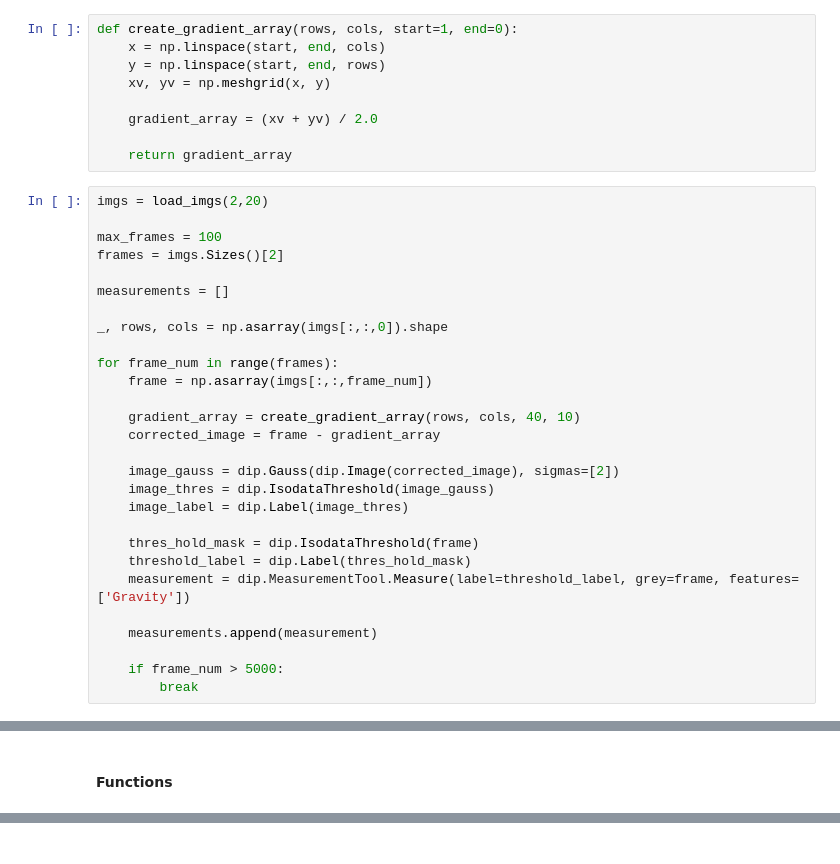
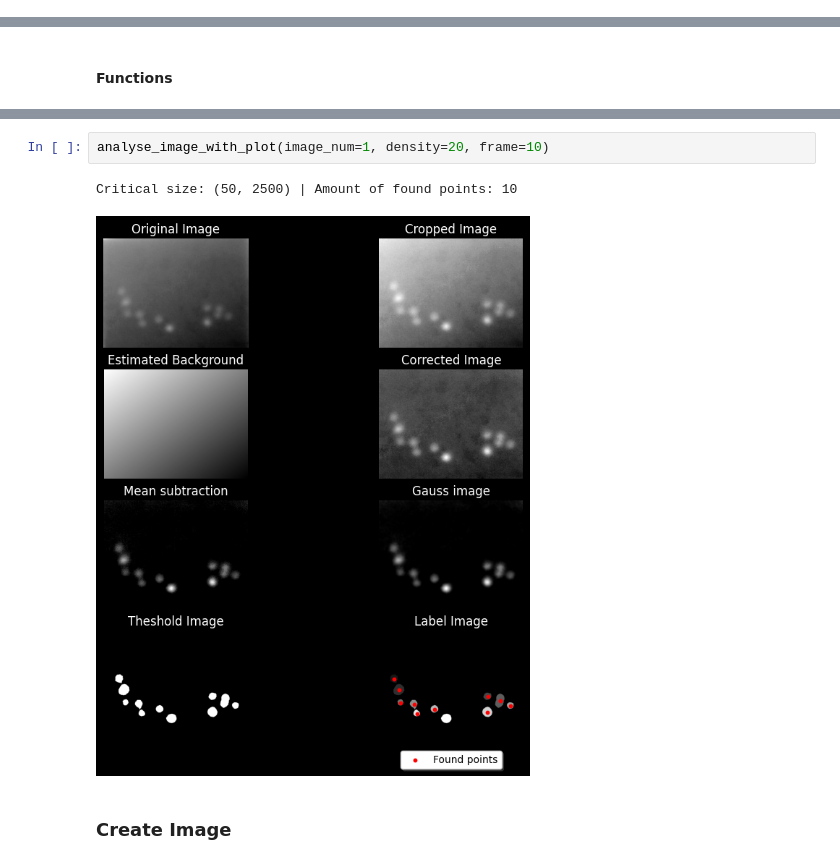
Before and after one commit to Linuxable/SMLM, a Jupyter notebook: analysis.ipynb, the cells around one changed output, grey strips where cells are left out. Saved outputs shown, nothing was run; the diff lists cells and outputs as text.

```diff
--- a/analysis.ipynb
+++ b/analysis.ipynb
@@ -22,37 +13,0 @@ def load_imgs(image, density):
-# %%
-def create_gradient_array(rows, cols, start=1, end=0):
-    x = np.linspace(start, end, cols)
-    y = np.linspace(start, end, rows)
-    xv, yv = np.meshgrid(x, y)
-
-    gradient_array = (xv + yv) / 2.0
-
-    return gradient_array
-# %%
-imgs = load_imgs(2,20)
-
-max_frames = 100
-frames = imgs.Sizes()[2]
-
-measurements = []
-
-_, rows, cols = np.asarray(imgs[:,:,0]).shape
-
-for frame_num in range(frames):
-    frame = np.asarray(imgs[:,:,frame_num])
-
-    gradient_array = create_gradient_array(rows, cols, 40, 10)
-    corrected_image = frame - gradient_array
-
-    image_gauss = dip.Gauss(dip.Image(corrected_image), sigmas=[2])
-    image_thres = dip.IsodataThreshold(image_gauss)
-    image_label = dip.Label(image_thres)
-
-    thres_hold_mask = dip.IsodataThreshold(frame)
-    threshold_label = dip.Label(thres_hold_mask)
-    measurement = dip.MeasurementTool.Measure(label=threshold_label, grey=frame, features=['Gravity'])
-
-    measurements.append(measurement)
-
-    if frame_num > 5000:
-        break
@@ -185,0 +170,7 @@ Critical size: (50, 1000) | Amount of found points: 14
+# %%
+analyse_image_with_plot(image_num=1, density=20, frame=10)
+# %% [output]
+Critical size: (50, 2500) | Amount of found points: 10
+[figure, added]
+# %% [markdown]
+### **Create Image**
```
Also changed, not shown: parts of 10 cells of this notebook.
